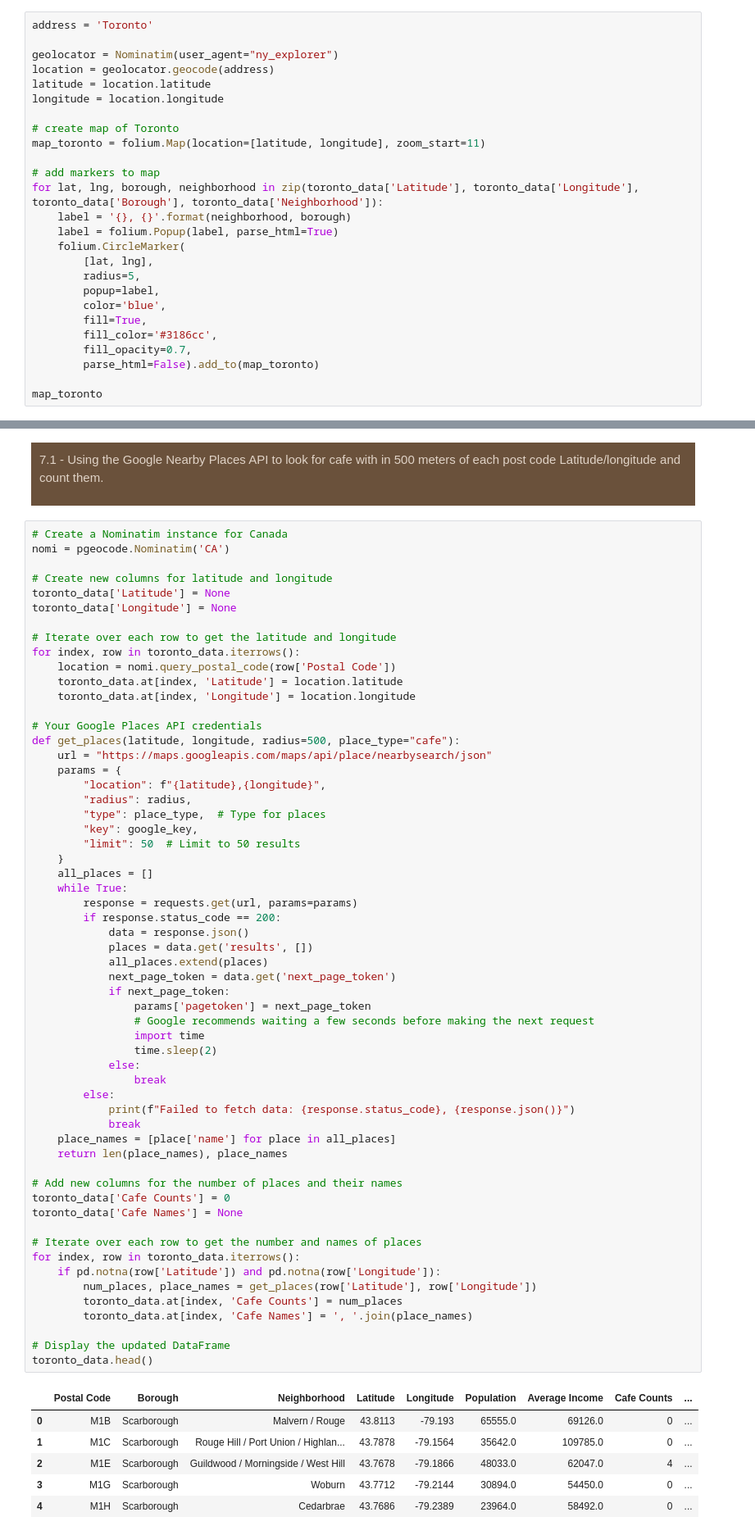
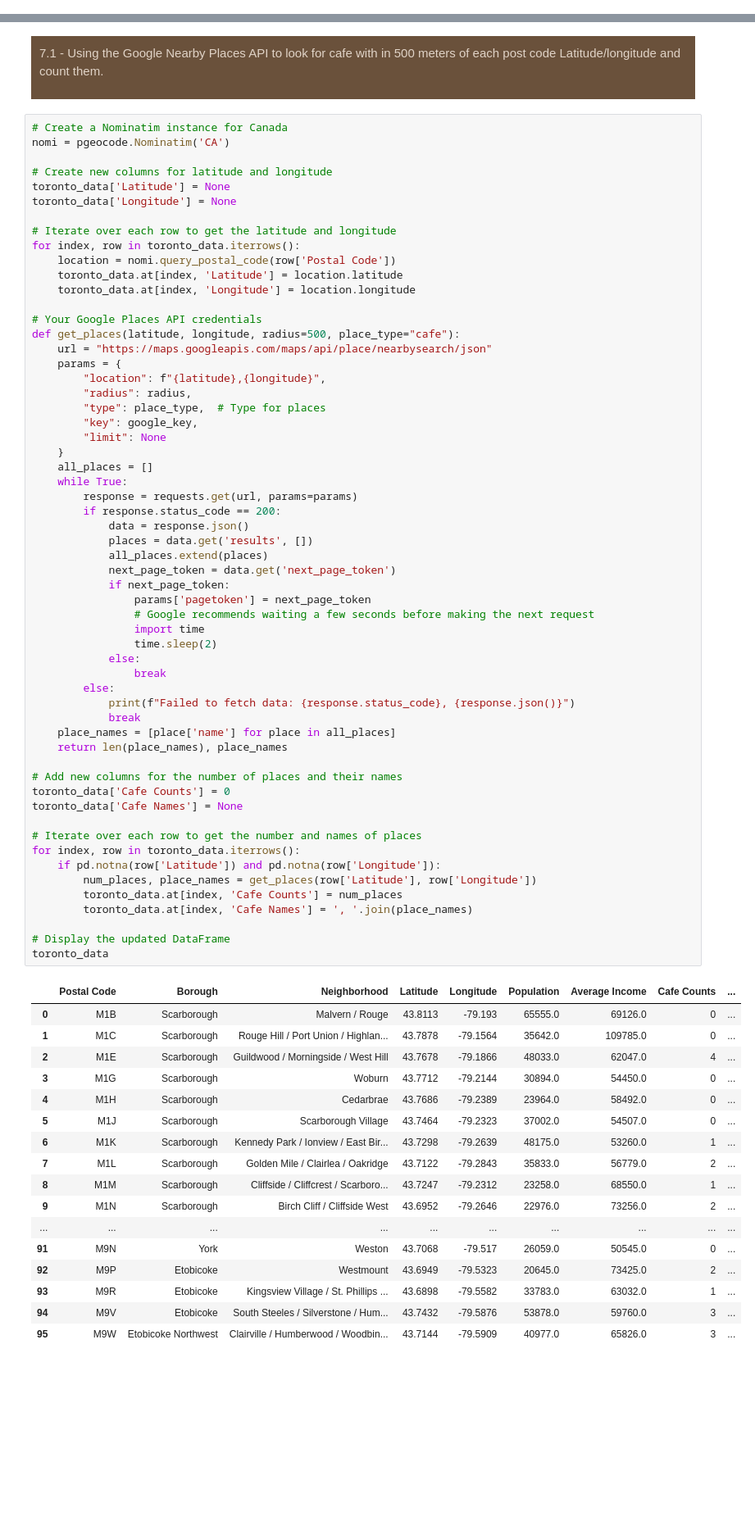
Before and after one commit to Dhruvi267/Market_segment, a Jupyter notebook: market-segmentationV3.ipynb, the cells around one changed output, grey strips where cells are left out. Shown at 82% size. Drawn from its saved outputs; the diff is of its cells as text; blank space fills up the shorter version.

```diff
--- a/market-segmentationV3.ipynb
+++ b/market-segmentationV3.ipynb
@@ -491,29 +491,3 @@ memory usage: 5.4+ KB
  <div style="background-color: #6a513b; padding: 10px;">
   <p style="color: #e0d3c7;" >5.1 - Lets plot the Postal codes from the clean toronto_data on a Map for visual inspection.</p>
 </div>
-# %%
-address = 'Toronto'
-
-geolocator = Nominatim(user_agent="ny_explorer")
-location = geolocator.geocode(address)
-latitude = location.latitude
-longitude = location.longitude
-
-# create map of Toronto
-map_toronto = folium.Map(location=[latitude, longitude], zoom_start=11)
-
-# add markers to map
-for lat, lng, borough, neighborhood in zip(toronto_data['Latitude'], toronto_data['Longitude'], toronto_data['Borough'], toronto_data['Neighborhood']):
-    label = '{}, {}'.format(neighborhood, borough)
-    label = folium.Popup(label, parse_html=True)
-    folium.CircleMarker(
-        [lat, lng],
-        radius=5,
-        popup=label,
-        color='blue',
-        fill=True,
-        fill_color='#3186cc',
-        fill_opacity=0.7,
-        parse_html=False).add_to(map_toronto)
-
-map_toronto
@@ -621,7 +674,7 @@ def get_places(latitude, longitude, radius=500, place_type="cafe"):
         "radius": radius,
         "type": place_type,  # Type for places
         "key": google_key,
-        "limit": 50  # Limit to 50 results
+        "limit": None
     }
     all_places = []
     while True:
@@ -636,31 +689,42 @@ def get_places(latitude, longitude, radius=500, place_type="cafe"):
                 # Google recommends waiting a few seconds before making the next request
                 import time
                 time.sleep(2)
             else:
                 break
         else:
             print(f"Failed to fetch data: {response.status_code}, {response.json()}")
             break
     place_names = [place['name'] for place in all_places]
     return len(place_names), place_names
 
 # Add new columns for the number of places and their names
 toronto_data['Cafe Counts'] = 0
 toronto_data['Cafe Names'] = None
 
 # Iterate over each row to get the number and names of places
 for index, row in toronto_data.iterrows():
     if pd.notna(row['Latitude']) and pd.notna(row['Longitude']):
         num_places, place_names = get_places(row['Latitude'], row['Longitude'])
         toronto_data.at[index, 'Cafe Counts'] = num_places
         toronto_data.at[index, 'Cafe Names'] = ', '.join(place_names)
 
 # Display the updated DataFrame
-toronto_data.head()
+toronto_data
 # %% [output]
 |  | Postal Code | Borough | Neighborhood | Latitude | Longitude | Population | Average Income | Cafe Counts | ... |
 | 0 | M1B | Scarborough | Malvern / Rouge | 43.8113 | -79.193 | 65555.0 | 69126.0 | 0 | ... |
 | 1 | M1C | Scarborough | Rouge Hill / Port Union / Highlan... | 43.7878 | -79.1564 | 35642.0 | 109785.0 | 0 | ... |
 | 2 | M1E | Scarborough | Guildwood / Morningside / West Hill | 43.7678 | -79.1866 | 48033.0 | 62047.0 | 4 | ... |
 | 3 | M1G | Scarborough | Woburn | 43.7712 | -79.2144 | 30894.0 | 54450.0 | 0 | ... |
 | 4 | M1H | Scarborough | Cedarbrae | 43.7686 | -79.2389 | 23964.0 | 58492.0 | 0 | ... |
+| 5 | M1J | Scarborough | Scarborough Village | 43.7464 | -79.2323 | 37002.0 | 54507.0 | 0 | ... |
+| 6 | M1K | Scarborough | Kennedy Park / Ionview / East Bir... | 43.7298 | -79.2639 | 48175.0 | 53260.0 | 1 | ... |
+| 7 | M1L | Scarborough | Golden Mile / Clairlea / Oakridge | 43.7122 | -79.2843 | 35833.0 | 56779.0 | 2 | ... |
+| 8 | M1M | Scarborough | Cliffside / Cliffcrest / Scarboro... | 43.7247 | -79.2312 | 23258.0 | 68550.0 | 1 | ... |
+| 9 | M1N | Scarborough | Birch Cliff / Cliffside West | 43.6952 | -79.2646 | 22976.0 | 73256.0 | 2 | ... |
+| ... | ... | ... | ... | ... | ... | ... | ... | ... | ... |
+| 91 | M9N | York | Weston | 43.7068 | -79.517 | 26059.0 | 50545.0 | 0 | ... |
+| 92 | M9P | Etobicoke | Westmount | 43.6949 | -79.5323 | 20645.0 | 73425.0 | 2 | ... |
+| 93 | M9R | Etobicoke | Kingsview Village / St. Phillips ... | 43.6898 | -79.5582 | 33783.0 | 63032.0 | 1 | ... |
+| 94 | M9V | Etobicoke | South Steeles / Silverstone / Hum... | 43.7432 | -79.5876 | 53878.0 | 59760.0 | 3 | ... |
+| 95 | M9W | Etobicoke Northwest | Clairville / Humberwood / Woodbin... | 43.7144 | -79.5909 | 40977.0 | 65826.0 | 3 | ... |
```
Also changed, not shown: parts of 5 cells of this notebook, 1 other file.
